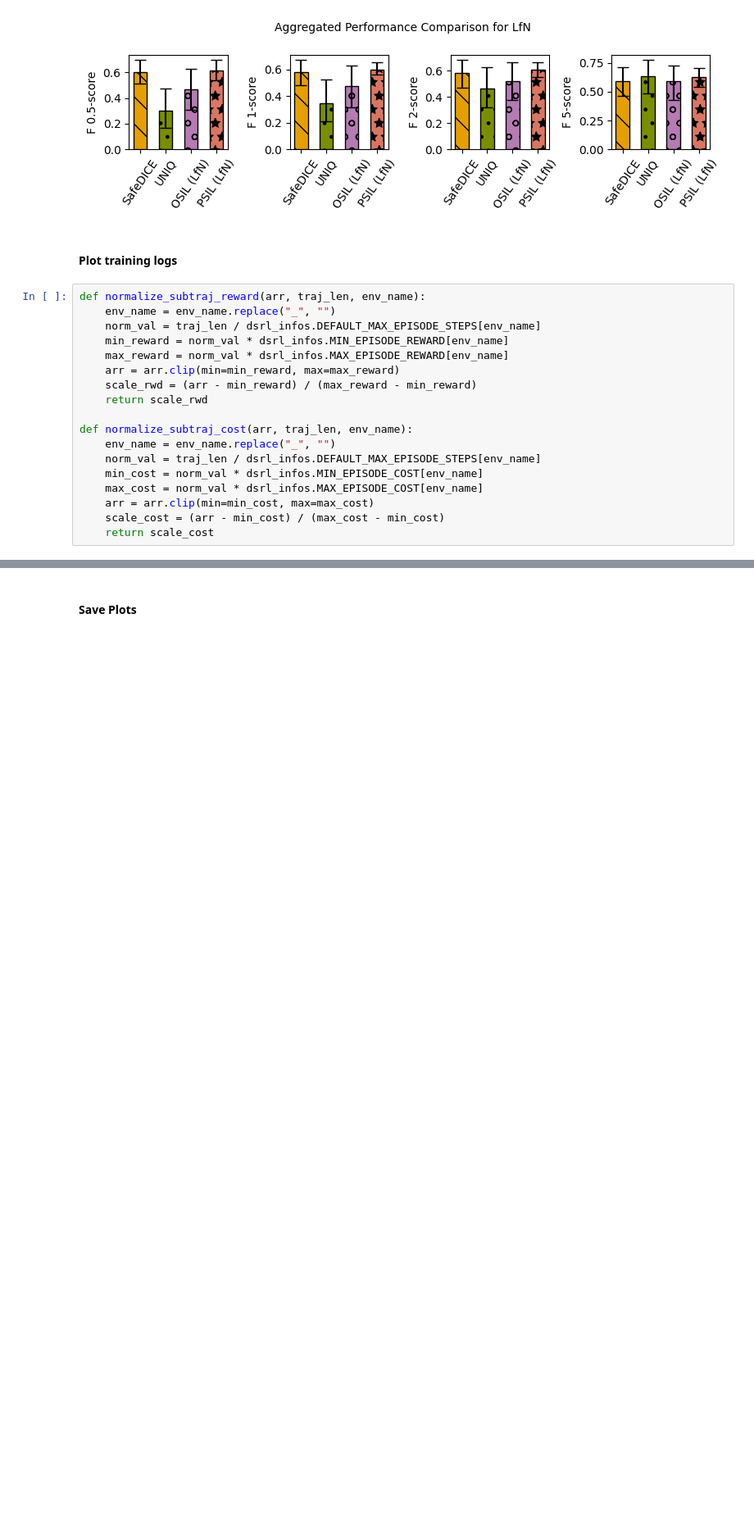
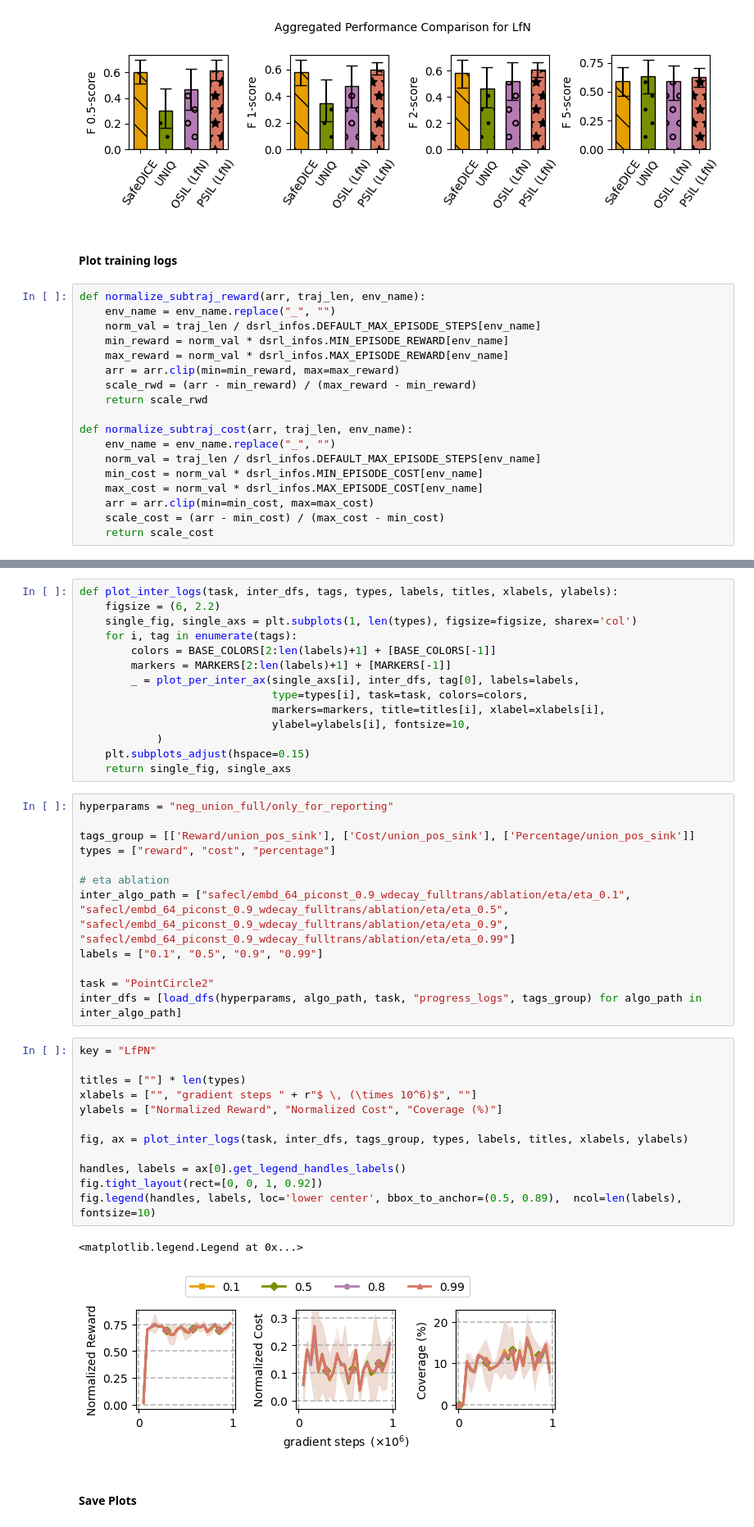
Before and after one commit to returaj/offline_mpc, a Jupyter notebook: dsrl_model/notebooks/safecl_plotting.ipynb, the cells around one changed output, grey strips where cells are left out. Shown at 82% size. Saved outputs shown, nothing was run; the diff lists cells and outputs as text; blank space fills up the shorter version.

```diff
--- a/dsrl_model/notebooks/safecl_plotting.ipynb
+++ b/dsrl_model/notebooks/safecl_plotting.ipynb
@@ -727,3 +786,44 @@ fig.legend(handles, labels, loc='lower center', bbox_to_anchor=(0.5, 0.89),  nco
+# %%
+def plot_inter_logs(task, inter_dfs, tags, types, labels, titles, xlabels, ylabels):
+    figsize = (6, 2.2)
+    single_fig, single_axs = plt.subplots(1, len(types), figsize=figsize, sharex='col')
+    for i, tag in enumerate(tags):
+        colors = BASE_COLORS[2:len(labels)+1] + [BASE_COLORS[-1]]
+        markers = MARKERS[2:len(labels)+1] + [MARKERS[-1]]
+        _ = plot_per_inter_ax(single_axs[i], inter_dfs, tag[0], labels=labels,
+                              type=types[i], task=task, colors=colors,
+                              markers=markers, title=titles[i], xlabel=xlabels[i],
+                              ylabel=ylabels[i], fontsize=10,
+            )
+    plt.subplots_adjust(hspace=0.15)
+    return single_fig, single_axs
+# %%
+hyperparams = "neg_union_full/only_for_reporting"
+
+tags_group = [['Reward/union_pos_sink'], ['Cost/union_pos_sink'], ['Percentage/union_pos_sink']]
+types = ["reward", "cost", "percentage"]
+
+# eta ablation
+inter_algo_path = ["safecl/embd_64_piconst_0.9_wdecay_fulltrans/ablation/eta/eta_0.1", "safecl/embd_64_piconst_0.9_wdecay_fulltrans/ablation/eta/eta_0.5", "safecl/embd_64_piconst_0.9_wdecay_fulltrans/ablation/eta/eta_0.9", "safecl/embd_64_piconst_0.9_wdecay_fulltrans/ablation/eta/eta_0.99"]
+labels = ["0.1", "0.5", "0.9", "0.99"]
+
+task = "PointCircle2"
+inter_dfs = [load_dfs(hyperparams, algo_path, task, "progress_logs", tags_group) for algo_path in inter_algo_path]
+# %%
+key = "LfPN"
+
+titles = [""] * len(types)
+xlabels = ["", "gradient steps " + r"$ \, (\times 10^6)$", ""]
+ylabels = ["Normalized Reward", "Normalized Cost", "Coverage (%)"]
+
+fig, ax = plot_inter_logs(task, inter_dfs, tags_group, types, labels, titles, xlabels, ylabels)
+
+handles, labels = ax[0].get_legend_handles_labels()
+fig.tight_layout(rect=[0, 0, 1, 0.92])
+fig.legend(handles, labels, loc='lower center', bbox_to_anchor=(0.5, 0.89),  ncol=len(labels), fontsize=10)
+# %% [output]
+<matplotlib.legend.Legend at 0x...>
+[figure, added]
 # %% [markdown]
 #### Save Plots
 # %%
```
Also changed, not shown: parts of 14 cells of this notebook, 1 other file.
